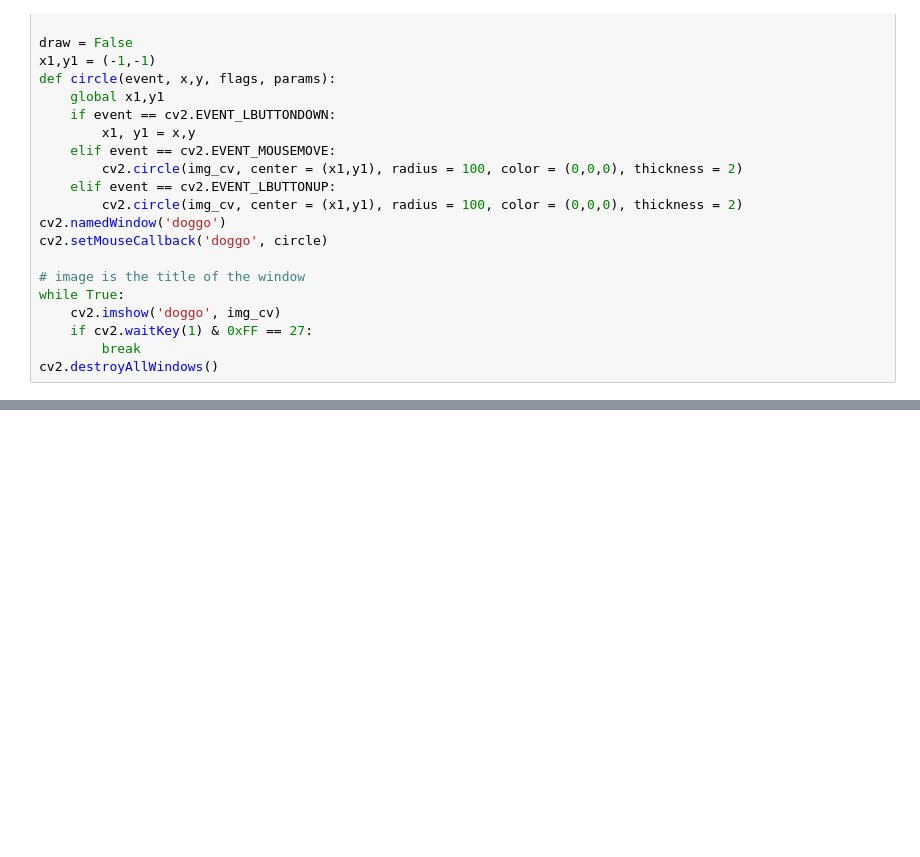
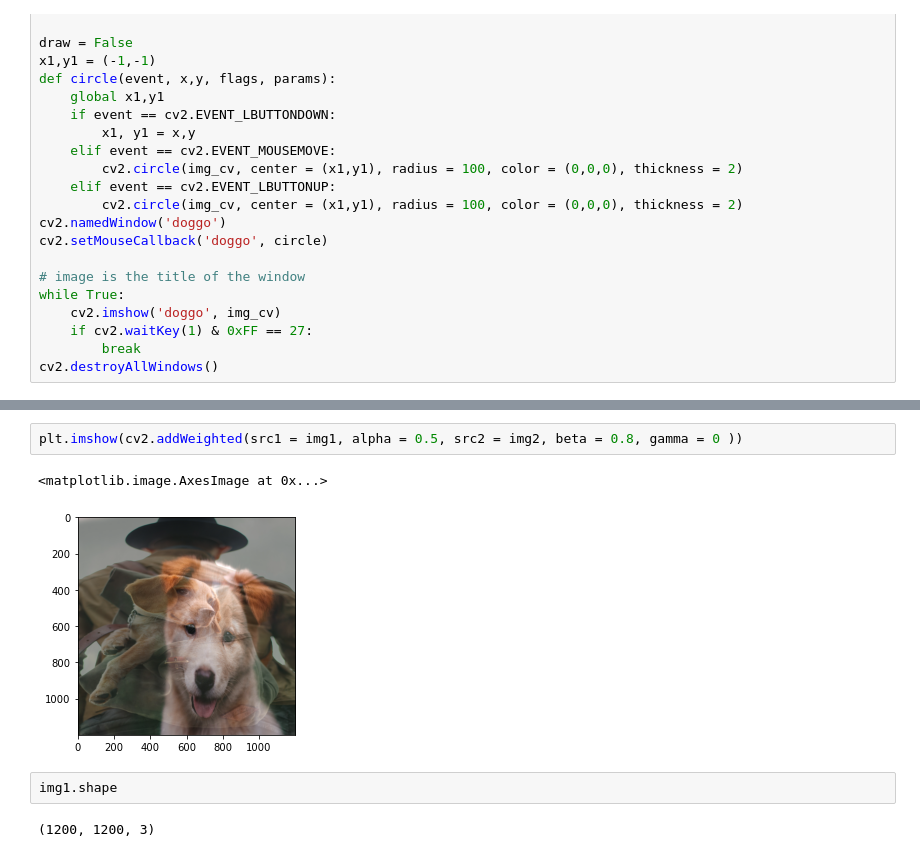
Before and after one commit to B2BDA/CNN_Keras, a Jupyter notebook: OpenCV_basics.ipynb, the cells around one changed output, grey strips where cells are left out. Cells and saved outputs as stored; diff of their text form; blank space fills up the shorter version.

```diff
--- a/OpenCV_basics.ipynb
+++ b/OpenCV_basics.ipynb
@@ -422,0 +463,9 @@ cv2.destroyAllWindows()
+# %%
+plt.imshow(cv2.addWeighted(src1 = img1, alpha = 0.5, src2 = img2, beta = 0.8, gamma = 0 ))
+# %% [output]
+<matplotlib.image.AxesImage at 0x...>
+[figure, added]
+# %%
+img1.shape
+# %% [output]
+(1200, 1200, 3)
```
Also changed, not shown: parts of 23 cells of this notebook.
